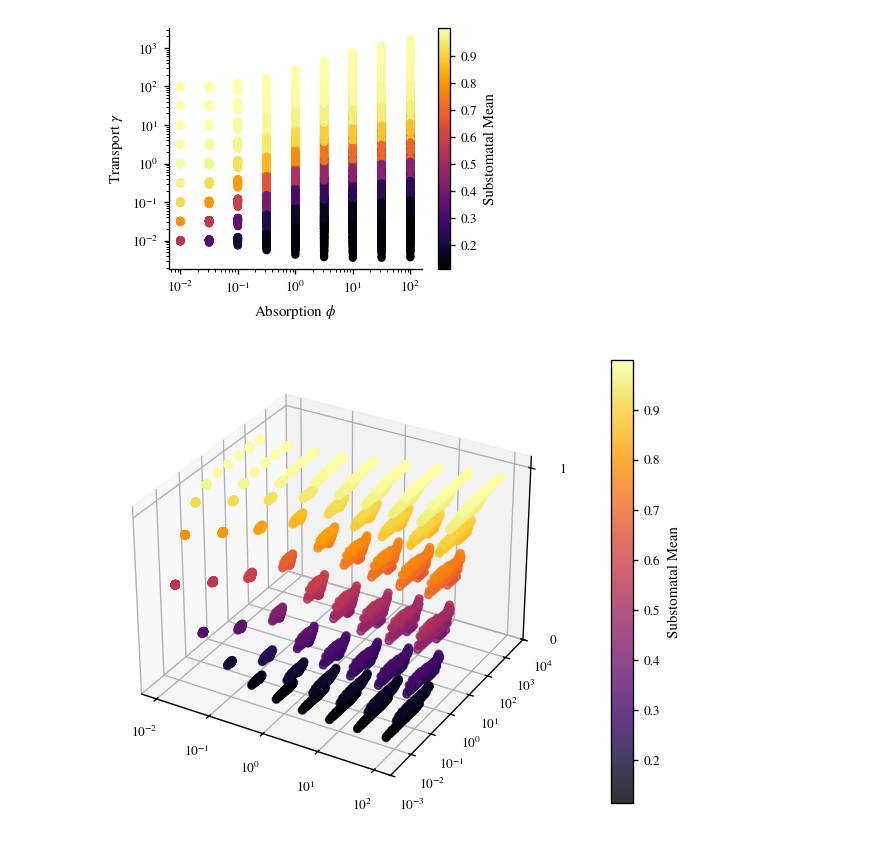
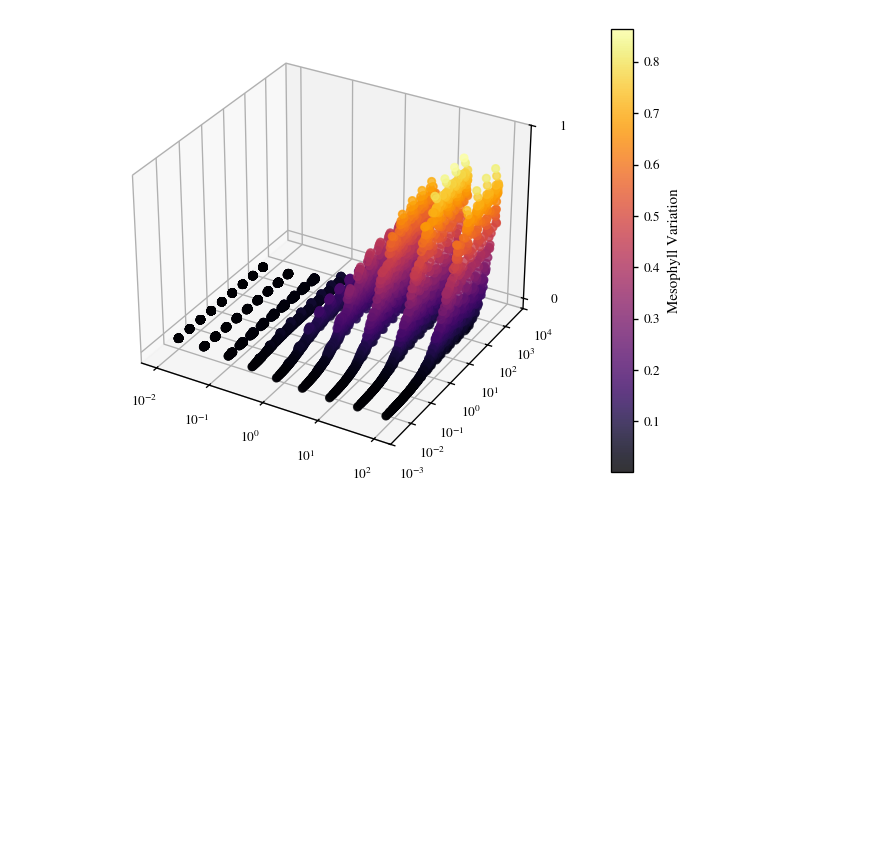
Before and after one commit to andreas-stillits/MasterThesis, a Jupyter notebook: scripts/plots/photoactive.ipynb, the cells around one changed output. Drawn from its saved outputs; the diff is of its cells as text; code cells hidden in the pictures; blank space fills up the shorter version.

```diff
--- a/scripts/plots/photoactive.ipynb
+++ b/scripts/plots/photoactive.ipynb
@@ -9,9 +9,10 @@ from mscthesis.core.io import load_dataframe
 from mscthesis.paths import ProjectPaths
 
 paths = ProjectPaths(ProjectConfig().behavior.storage_root)
-df = load_dataframe(paths.photoactive_index.require())
+df = load_dataframe(paths.photoactive_summary.require())
 
 use_style()
+
 
 def log3d_scatter(ax, x, y, z, *, base=10, **scatter_kwargs):
     from matplotlib.ticker import FuncFormatter
@@ -24,7 +25,10 @@ def log3d_scatter(ax, x, y, z, *, base=10, **scatter_kwargs):
     mask = np.ones_like(x, dtype=bool)
 
     if base == 10:
-        lx, ly, = np.log10(x[mask]), np.log10(y[mask])
+        (
+            lx,
+            ly,
+        ) = np.log10(x[mask]), np.log10(y[mask])
         tick_label = lambda v: rf"$10^{{{int(v)}}}$"
     elif base == np.e:
         lx, ly = np.log(x[mask]), np.log(y[mask])
@@ -36,36 +40,43 @@ def log3d_scatter(ax, x, y, z, *, base=10, **scatter_kwargs):
 
     sc = ax.scatter(lx, ly, z, **scatter_kwargs)
 
     for axis, data in [
         (ax.xaxis, lx),
         (ax.yaxis, ly),
     ]:
         ticks = np.arange(np.floor(data.min()), np.ceil(data.max()) + 1)
         axis.axes.set_xticks(ticks) if axis is ax.xaxis else None
 
     ax.set_xticks(np.arange(np.floor(lx.min()), np.ceil(lx.max()) + 1))
     ax.set_yticks(np.arange(np.floor(ly.min()), np.ceil(ly.max()) + 1))
     ax.set_zticks(np.arange(np.floor(z.min()), np.ceil(z.max()) + 1))
 
     formatter = FuncFormatter(lambda val, pos: tick_label(val))
     ax.xaxis.set_major_formatter(formatter)
     ax.yaxis.set_major_formatter(formatter)
 
     return sc
 
+
+key = "mesophyll_variation"
+z = df[key]
+
+abs_eff = df["absorption"]
+
 fig = plt.figure()
 ax = fig.add_subplot(111, projection="3d")
 sc = log3d_scatter(
     ax,
-    df["absorption"], df["transport"], df["substomatal_mean"],
-    c=df["substomatal_mean"],
+    df["absorption"].to_numpy(),
+    df["transport"].to_numpy(),
+    z,
+    c=z,
     cmap="inferno",
     s=20,
-    alpha=0.8
+    alpha=0.8,
 )
 cbar = plt.colorbar(sc, ax=ax, pad=0.1)
-cbar.set_label("Substomatal Mean")
+cbar.set_label(key.title().replace("_", " "))
 plt.show()
 # %% [output]
-[figure, old version]
+[figure, new version]
-[figure, removed]
```
Also changed, not shown: 2 other files.
